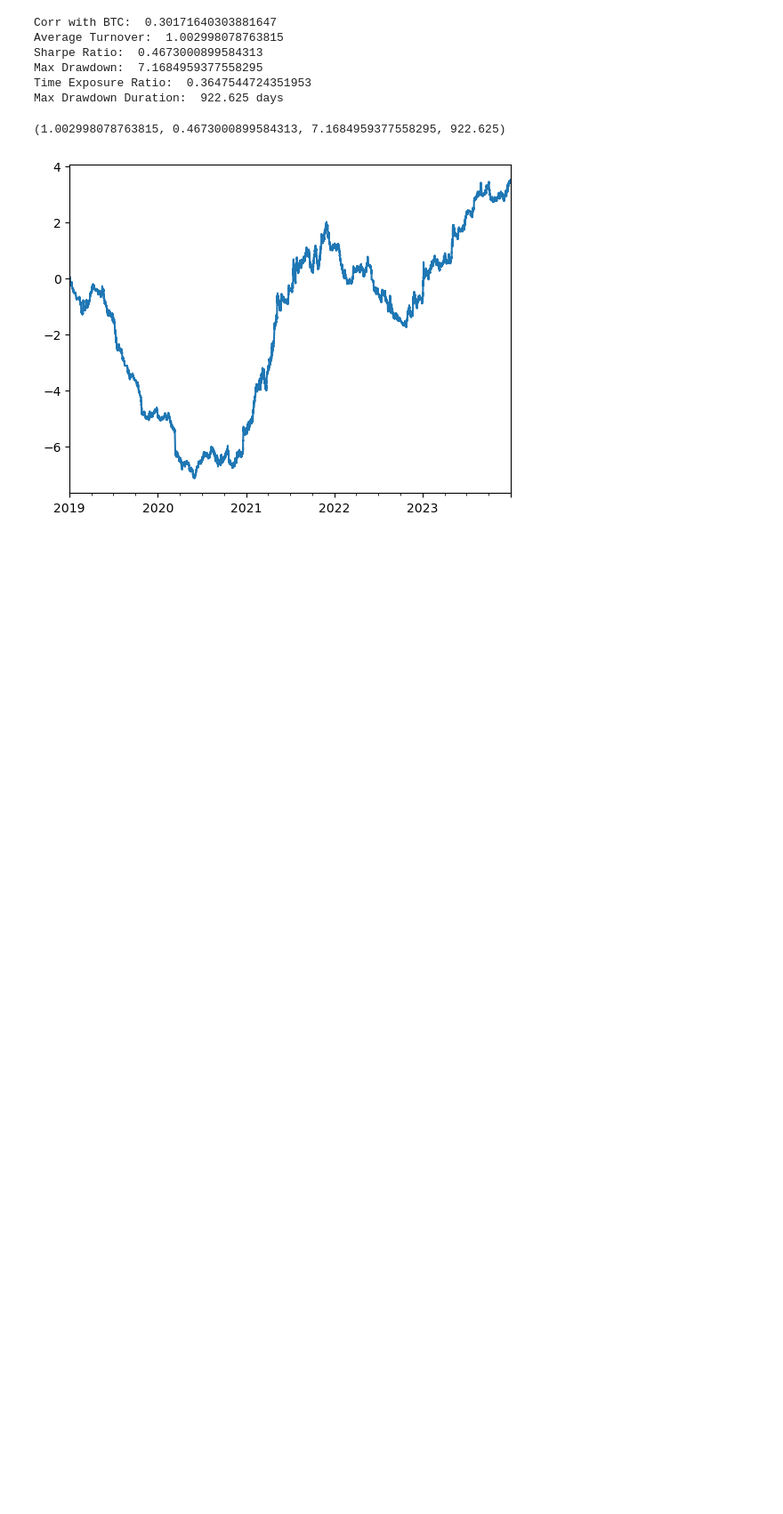
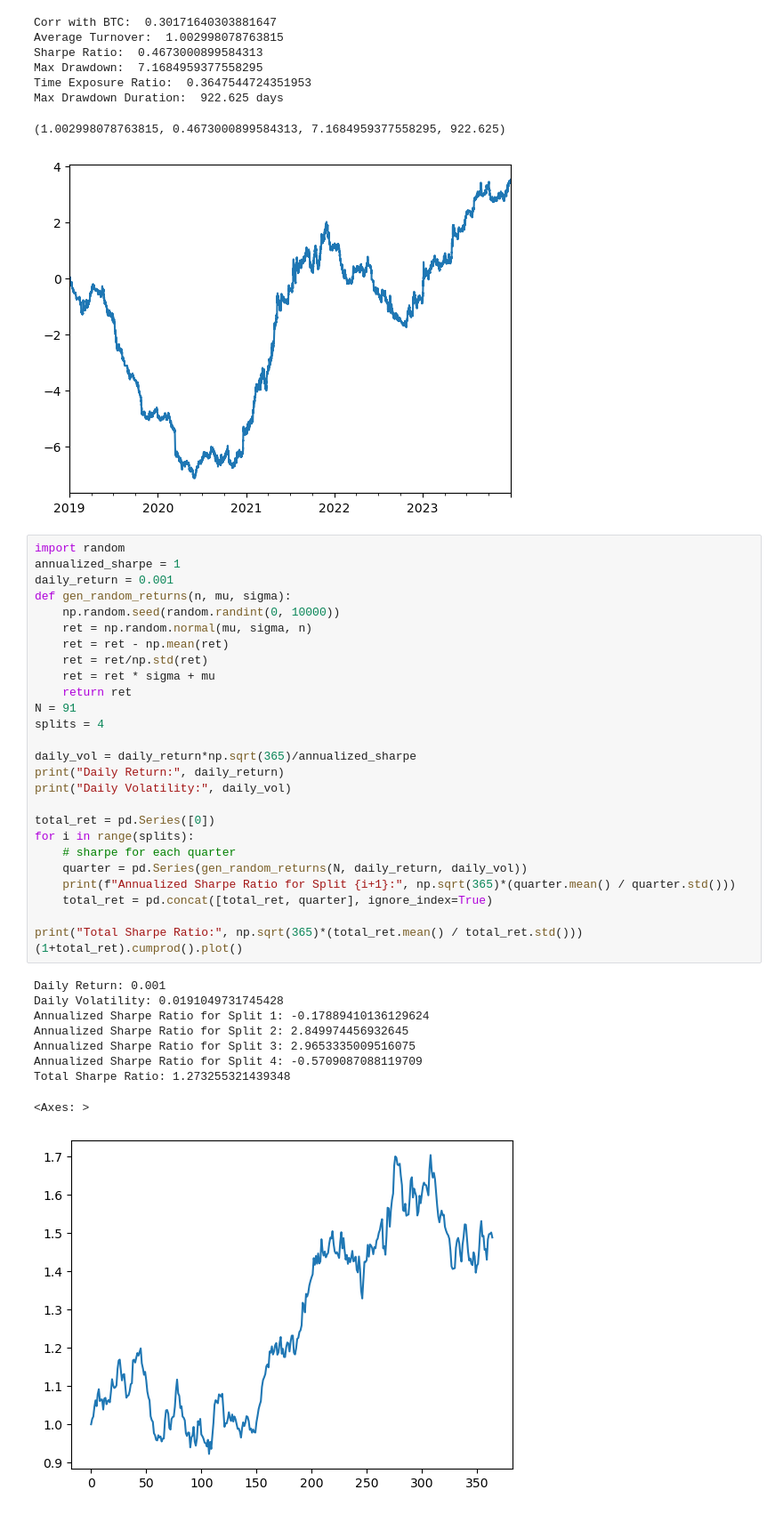
Before and after one commit to jofu-tofu/Trading-Bot, a Jupyter notebook: Uncon Backtest/kraken_volume.ipynb, the cells around one changed output. Shown at 89% size. Drawn from its saved outputs; the diff is of its cells as text; blank space fills up the shorter version.

```diff
--- a/Uncon Backtest/kraken_volume.ipynb
+++ b/Uncon Backtest/kraken_volume.ipynb
@@ -105,3 +125,40 @@ Time Exposure Ratio:  0.3647544724351953
 Max Drawdown Duration:  922.625 days
 (1.002998078763815, 0.4673000899584313, 7.1684959377558295, 922.625)
 [figure]
+# %%
+import random
+annualized_sharpe = 1
+daily_return = 0.001
+def gen_random_returns(n, mu, sigma):
+    np.random.seed(random.randint(0, 10000))
+    ret = np.random.normal(mu, sigma, n)
+    ret = ret - np.mean(ret)
+    ret = ret/np.std(ret)
+    ret = ret * sigma + mu
+    return ret
+N = 91
+splits = 4
+
+daily_vol = daily_return*np.sqrt(365)/annualized_sharpe
+print("Daily Return:", daily_return)
+print("Daily Volatility:", daily_vol)
+
+total_ret = pd.Series([0])
+for i in range(splits):
+    # sharpe for each quarter
+    quarter = pd.Series(gen_random_returns(N, daily_return, daily_vol))
+    print(f"Annualized Sharpe Ratio for Split {i+1}:", np.sqrt(365)*(quarter.mean() / quarter.std()))
+    total_ret = pd.concat([total_ret, quarter], ignore_index=True)
+
+print("Total Sharpe Ratio:", np.sqrt(365)*(total_ret.mean() / total_ret.std()))
+(1+total_ret).cumprod().plot()
+# %% [output]
+Daily Return: 0.001
+Daily Volatility: 0.0191049731745428
+Annualized Sharpe Ratio for Split 1: -0.17889410136129624
+Annualized Sharpe Ratio for Split 2: 2.849974456932645
+Annualized Sharpe Ratio for Split 3: 2.9653335009516075
+Annualized Sharpe Ratio for Split 4: -0.5709087088119709
+Total Sharpe Ratio: 1.273255321439348
+<Axes: >
+[figure, added]
```
Also changed, not shown: parts of 4 cells of this notebook, 11 other files.
